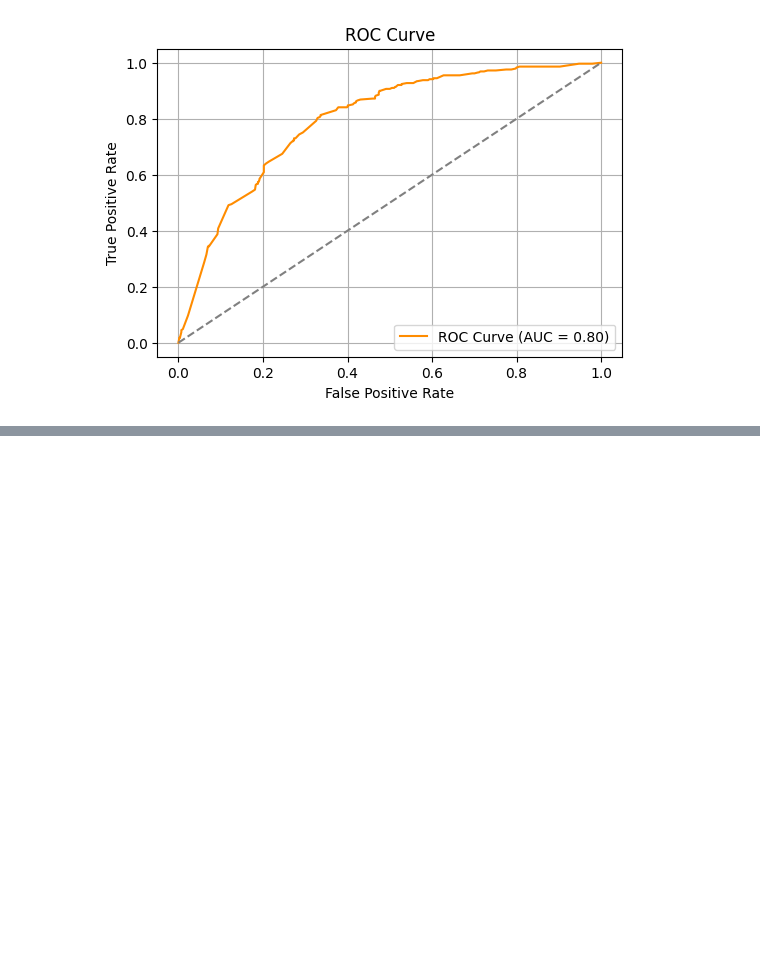
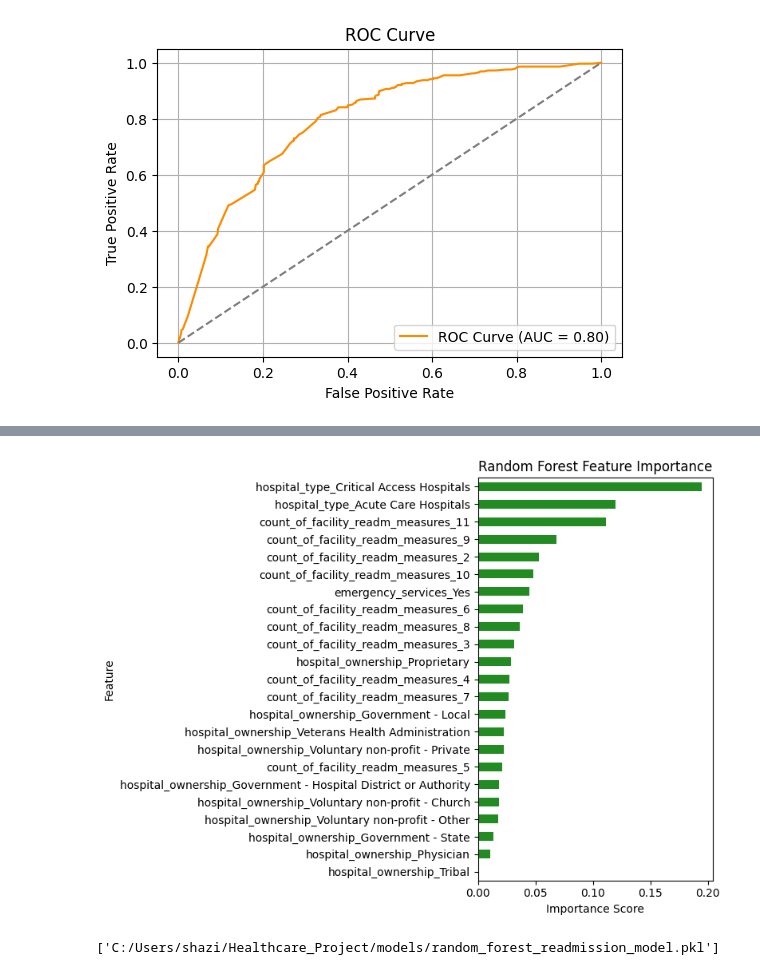
Before and after one commit to ShaziaK354/healthcare-readmission-analysis, a Jupyter notebook: Notebooks/Track3_Healthcare_ML_Day1.ipynb, the cells around one changed output, grey strips where cells are left out. Saved outputs shown, nothing was run; the diff lists cells and outputs as text; code cells hidden in the pictures; blank space fills up the shorter version.

```diff
--- a/Notebooks/Track3_Healthcare_ML_Day1.ipynb
+++ b/Notebooks/Track3_Healthcare_ML_Day1.ipynb
@@ -242,0 +313,22 @@ plt.show()
+# %%
+import pandas as pd
+
+importances = pd.Series(rf_model.feature_importances_, index=X.columns)
+importances = importances.sort_values()
+
+plt.figure(figsize=(8, 6))
+importances.plot(kind='barh', color='forestgreen')
+plt.title("Random Forest Feature Importance")
+plt.xlabel("Importance Score")
+plt.ylabel("Feature")
+plt.tight_layout()
+plt.savefig("C:/Users/shazi/Healthcare_Project/output/feature_importance_random_forest.png")
+plt.show()
+# %% [output]
+[figure, added]
+# %%
+import joblib
+
+joblib.dump(rf_model, "C:/Users/shazi/Healthcare_Project/models/random_forest_readmission_model.pkl")
+# %% [output]
+['C:/Users/shazi/Healthcare_Project/models/random_forest_readmission_model.pkl']
```
Also changed, not shown: parts of 6 cells of this notebook, 11 other files.
